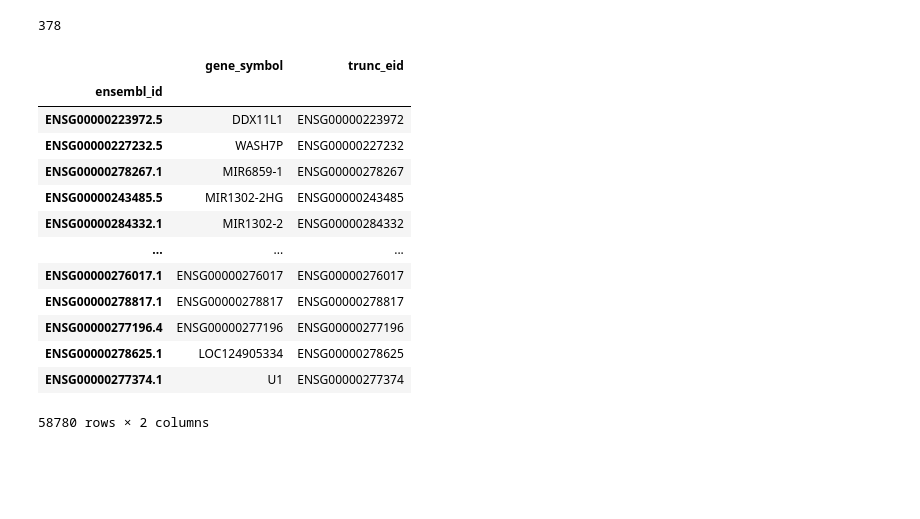
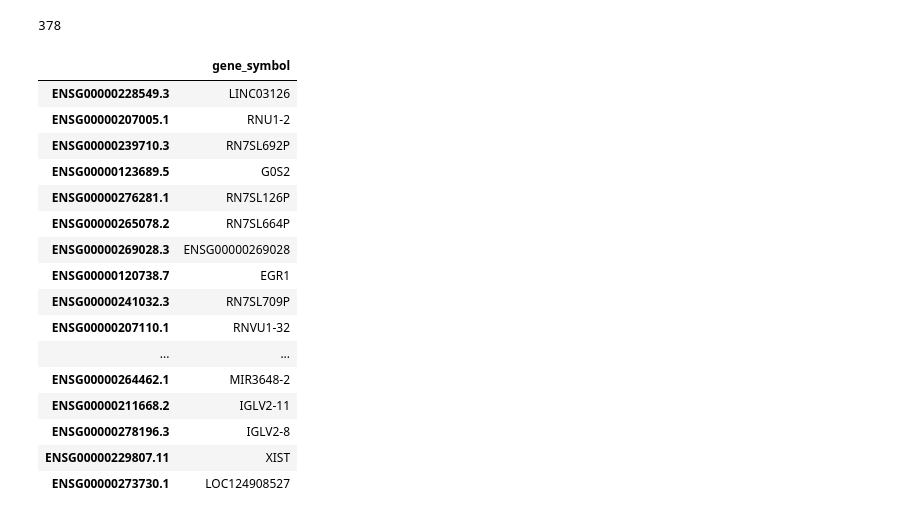
Before and after one commit to perpk/ppmi-wip, a Jupyter notebook: ppmi-wip.deg-males-control-pd-baselines.ipynb, the cells around one changed output. Drawn from its saved outputs; the diff is of its cells as text; code cells hidden in the pictures; blank space fills up the shorter version.

```diff
--- a/ppmi-wip.deg-males-control-pd-baselines.ipynb
+++ b/ppmi-wip.deg-males-control-pd-baselines.ipynb
@@ -217,25 +228,28 @@ plt.show()
 len(adata.layers['gene_symbols'])
 # %% [output]
 378
-# %%
-adata.varm['symbol_ensembl_mapping']
-# %% [output]
-|  | gene_symbol | trunc_eid |
-| ensembl_id |  |  |
-| ENSG00000223972.5 | DDX11L1 | ENSG00000223972 |
-| ENSG00000227232.5 | WASH7P | ENSG00000227232 |
-| ENSG00000278267.1 | MIR6859-1 | ENSG00000278267 |
-| ENSG00000243485.5 | MIR1302-2HG | ENSG00000243485 |
-| ENSG00000284332.1 | MIR1302-2 | ENSG00000284332 |
-| ... | ... | ... |
-| ENSG00000276017.1 | ENSG00000276017 | ENSG00000276017 |
-| ENSG00000278817.1 | ENSG00000278817 | ENSG00000278817 |
-| ENSG00000277196.4 | ENSG00000277196 | ENSG00000277196 |
-| ENSG00000278625.1 | LOC124905334 | ENSG00000278625 |
-| ENSG00000277374.1 | U1 | ENSG00000277374 |
-58780 rows × 2 columns
 # %%
-sign_genes = adata.varm['symbol_ensembl_mapping'].loc[deg_results.index,:][['gene_symbol']]
+sign_genes = adata.varm['symbol_ensembl_mapping'].loc[deg_results_sign.index,:][['gene_symbol']]
+# %%
+sign_genes
+# %% [output]
+|  | gene_symbol |
+| ENSG00000228549.3 | LINC03126 |
+| ENSG00000207005.1 | RNU1-2 |
+| ENSG00000239710.3 | RN7SL692P |
+| ENSG00000123689.5 | G0S2 |
+| ENSG00000276281.1 | RN7SL126P |
+| ENSG00000265078.2 | RN7SL664P |
+| ENSG00000269028.3 | ENSG00000269028 |
+| ENSG00000120738.7 | EGR1 |
+| ENSG00000241032.3 | RN7SL709P |
+| ENSG00000207110.1 | RNVU1-32 |
+| ... | ... |
+| ENSG00000264462.1 | MIR3648-2 |
+| ENSG00000211668.2 | IGLV2-11 |
+| ENSG00000278196.3 | IGLV2-8 |
+| ENSG00000229807.11 | XIST |
+| ENSG00000273730.1 | LOC124908527 |
 # %%
 ppmi_deg_males_control_pd_baselines = ad.AnnData(deg_results)
 # %%
```
Also changed, not shown: parts of 1 cell of this notebook, 1 other file.
